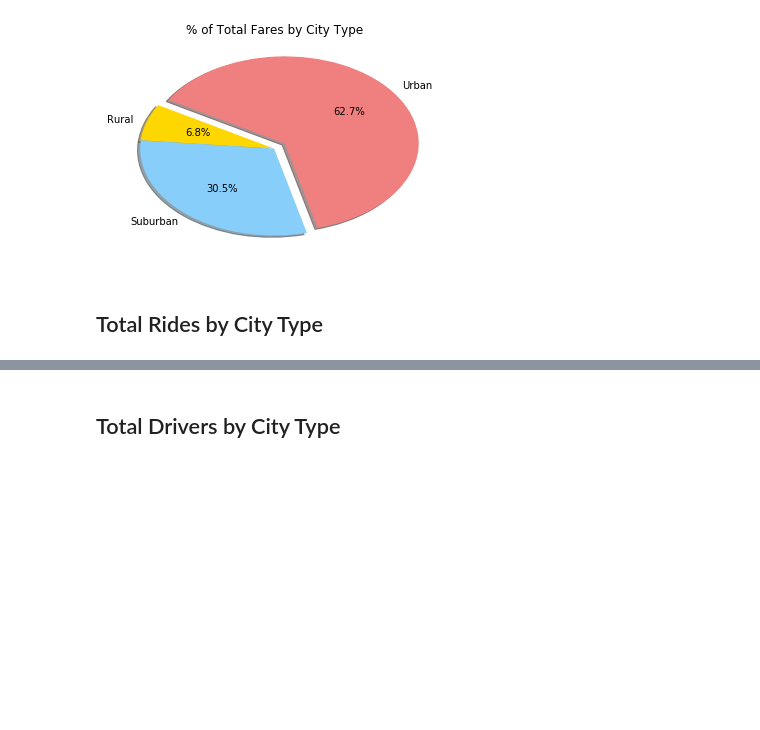
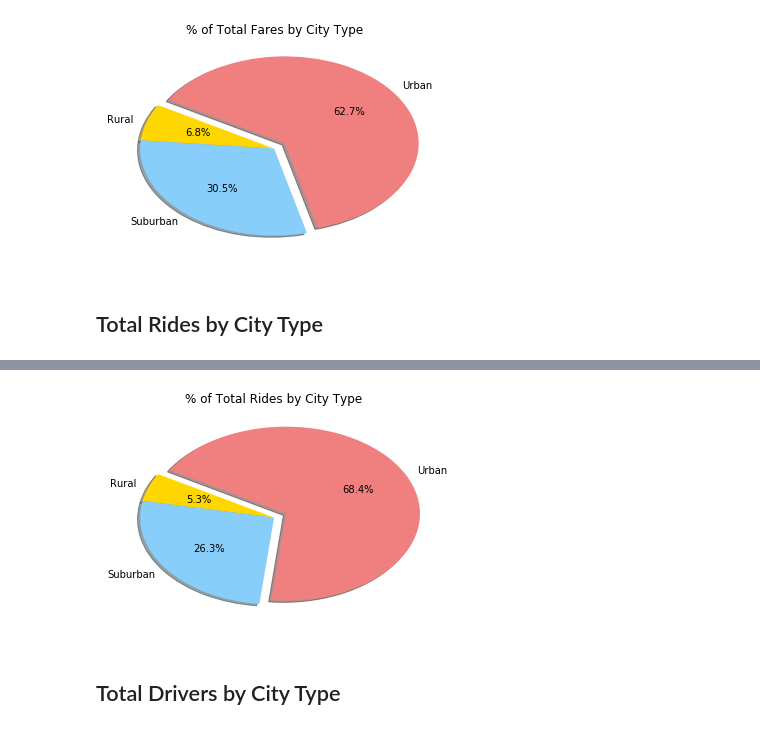
Before and after one commit to HCornick/Matplotlib_HW, a Jupyter notebook: pyber_code.ipynb, the cells around one changed output, grey strips where cells are left out. Cells and saved outputs as stored; diff of their text form; code cells hidden in the pictures; blank space fills up the shorter version.

Commit message:
Ride Pie

```diff
--- a/pyber_code.ipynb
+++ b/pyber_code.ipynb
@@ -113,3 +102,21 @@ plt.show()
+# %%
+# Calculate Ride Percents
+Ride_group = Pyber_df.groupby(['type']).count()[['ride_id']]
+Ride_group = Ride_group.rename(columns = {'ride_id':'Total Rides'})
+Ride_Total = Ride_group['Total Rides'].sum()
+Ride_group['Rides Percent'] = round(Ride_group['Total Rides']/Ride_Total*100,2)
+
+# Build Pie Chart - and store values in DataFrame 'Fare_group'
+plt.pie(Ride_group['Rides Percent'], labels = ['Rural', 'Suburban', 'Urban'],
+        explode = [0, 0, 0.1], colors = ['gold', 'lightskyblue', 'lightcoral'],
+        shadow = True, autopct = '%1.1f%%', startangle = 150)
+plt.title('% of Total Rides by City Type')
+
+#Save figure and show plot
+plt.savefig("./Images/RidesPercentPie.png")
+plt.show()
+# %% [output]
+[figure, added]
 # %% [markdown]
 ## Total Drivers by City Type
 # %%
```
Also changed, not shown: parts of 3 cells of this notebook, 1 other file.
